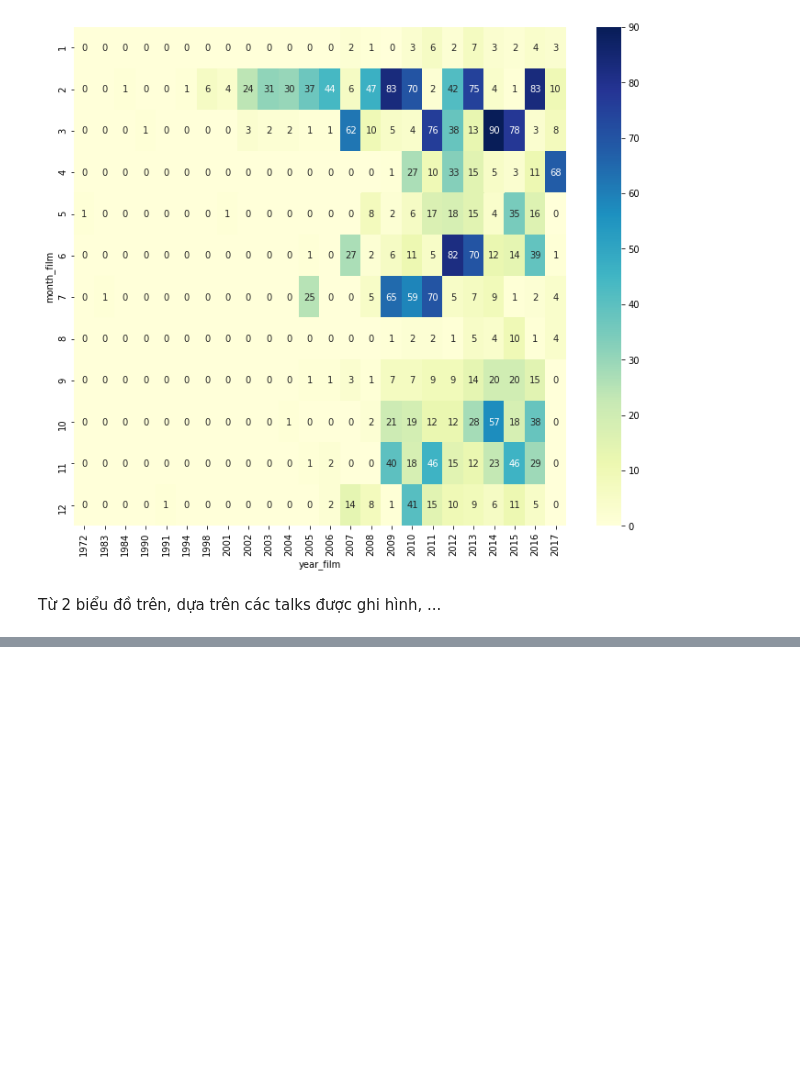
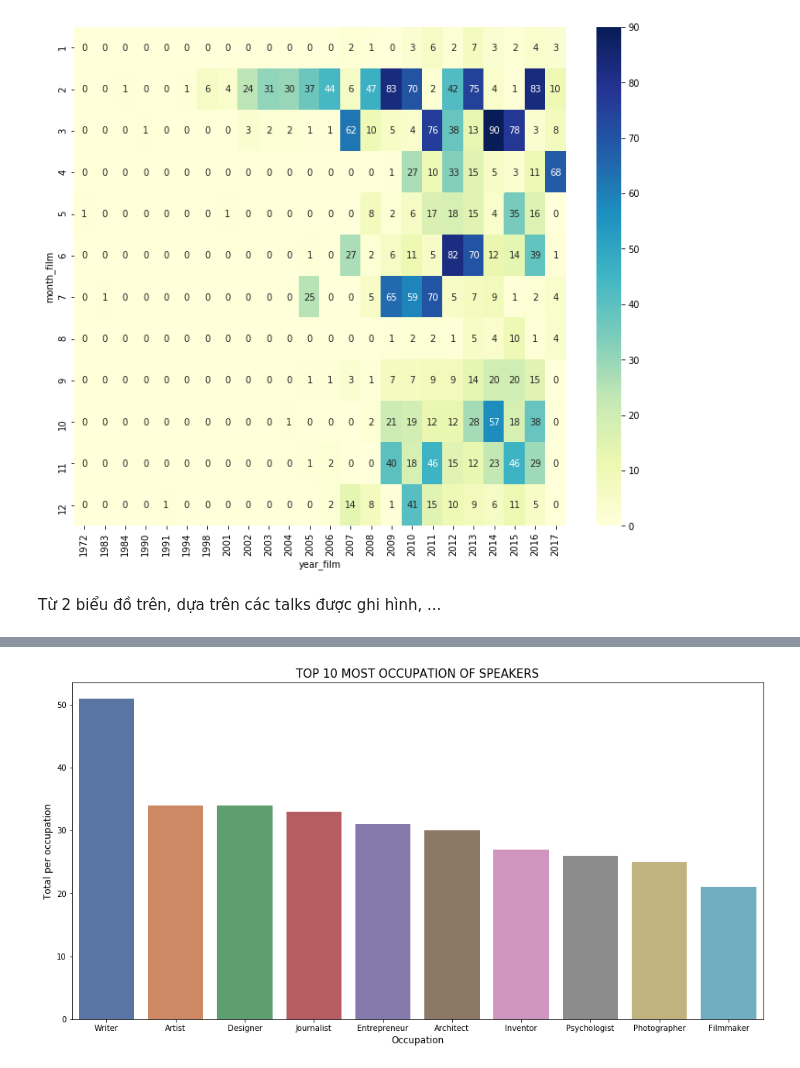
Before and after one commit to nguyenhuynhxuanmai/LTKHDL_FinalProject, a Jupyter notebook: 1712091_NguyenHuynhXuanMai.ipynb, the cells around one changed output, grey strips where cells are left out. Cells and saved outputs as stored; diff of their text form; code cells hidden in the pictures; blank space fills up the shorter version.

Commit message:
Update: Ted's speakers

```diff
--- a/1712091_NguyenHuynhXuanMai.ipynb
+++ b/1712091_NguyenHuynhXuanMai.ipynb
@@ -522,0 +557,13 @@ Từ 2 biểu đồ trên, dựa trên các talks được ghi hình, ...
+# %%
+ted_occupation = ted.groupby('speaker_occupation').count().reset_index()[['speaker_occupation', 'title']]
+ted_occupation.columns = ['occupation', 'num of jobs']
+ted_occupation = ted_occupation.sort_values('num of jobs', ascending = False)
+# %%
+plt.figure(figsize = (16,8))
+sns.barplot(x = 'occupation', y = 'num of jobs', data = ted_occupation.head(10), palette = "deep")
+plt.xlabel('Occupation', size = 12)
+plt.ylabel('Total per occupation', size = 12)
+plt.title('TOP 10 MOST OCCUPATION OF SPEAKERS', size = 15)
+plt.show();
+# %% [output]
+[figure, added]
```
Also changed, not shown: parts of 12 cells of this notebook.
